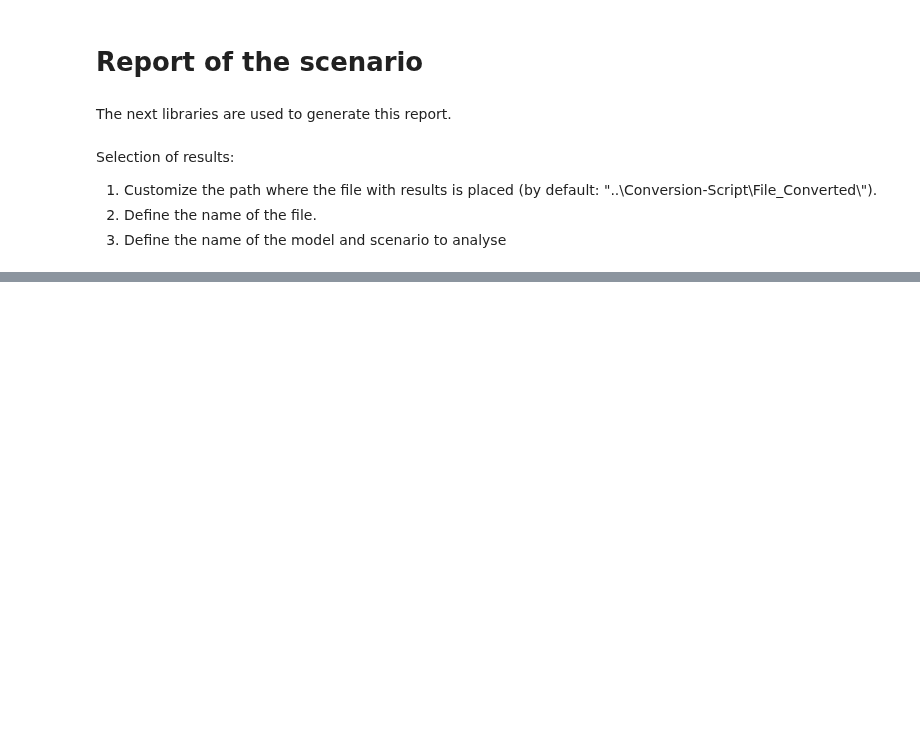
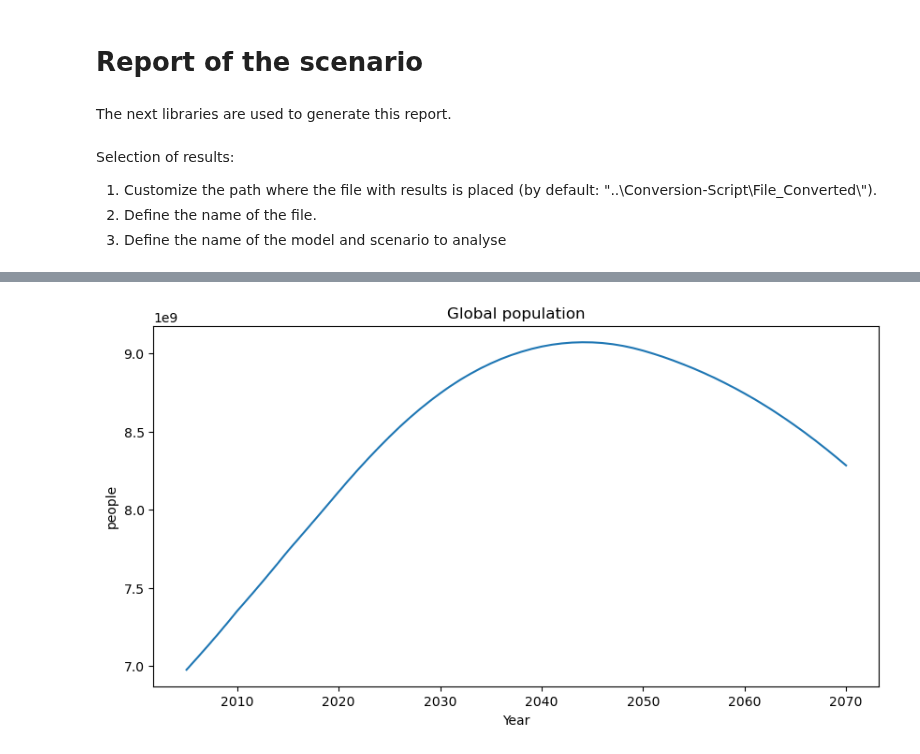
Before and after one commit to Tristan22400/IAMC_format, a Jupyter notebook: Visualization/Report.ipynb, the cells around one changed output, grey strips where cells are left out. Cells and saved outputs as stored; diff of their text form; code cells hidden in the pictures; blank space fills up the shorter version.

Commit message:
changes in visualization files

```diff
--- a/Visualization/Report.ipynb
+++ b/Visualization/Report.ipynb
@@ -45,0 +35,18 @@ data
+# %%
+# Aggregate all the regional populations
+#data = df.aggregate_region("Population").timeseries()
+
+datagg = df.aggregate_region("Population").timeseries()
+
+# "aggregate_region" function generates a DataFrame object instead of IamDataFrame object. We plot results with DataFrame functions
+dataggtrans = datagg.transpose()
+
+# Generate the plot. To customize this plot, go to: https://pandas.pydata.org/docs/reference/api/pandas.DataFrame.plot.html
+plot = dataggtrans.plot(kind='line',
+                        title="Global population",
+                        legend=False,
+                        ylabel="people",
+                        xlabel="Year",
+                        figsize=[10,5])
+# %% [output]
+[figure, added]
```
Also changed, not shown: parts of 8 cells of this notebook, 2 other files.
